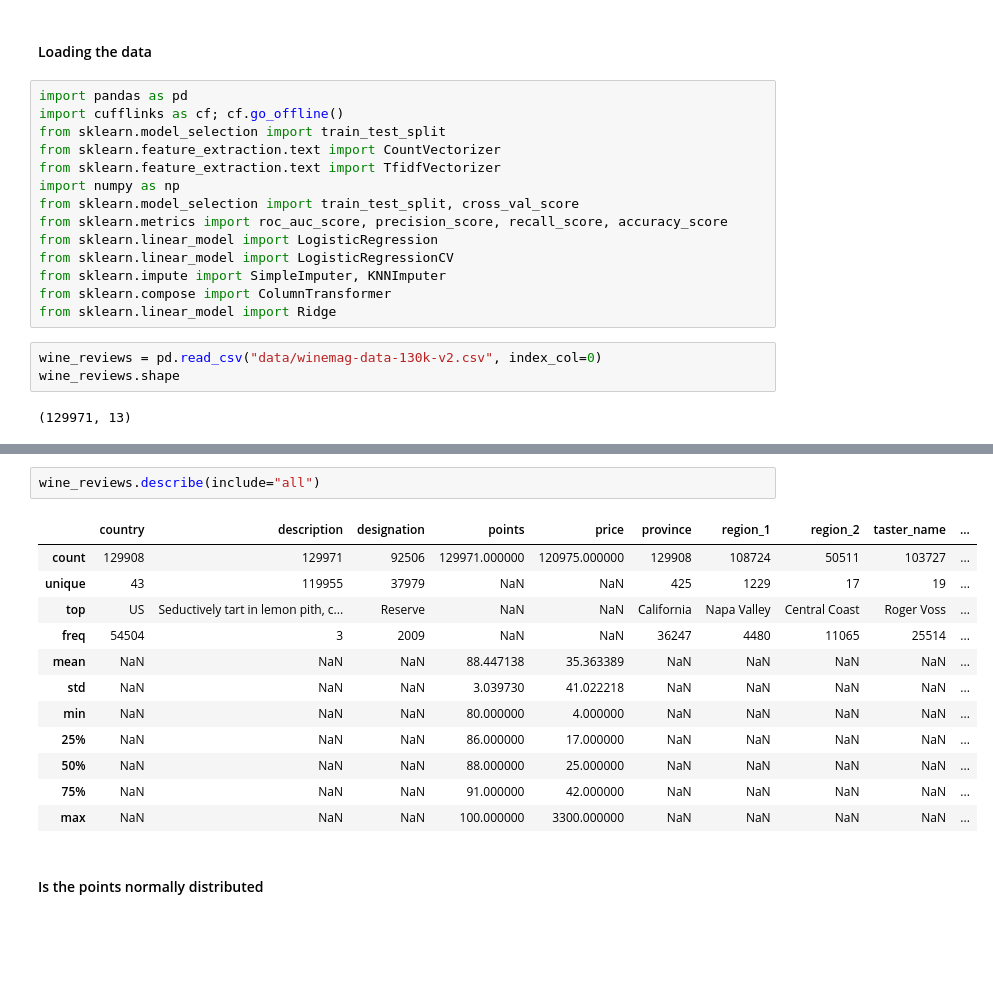
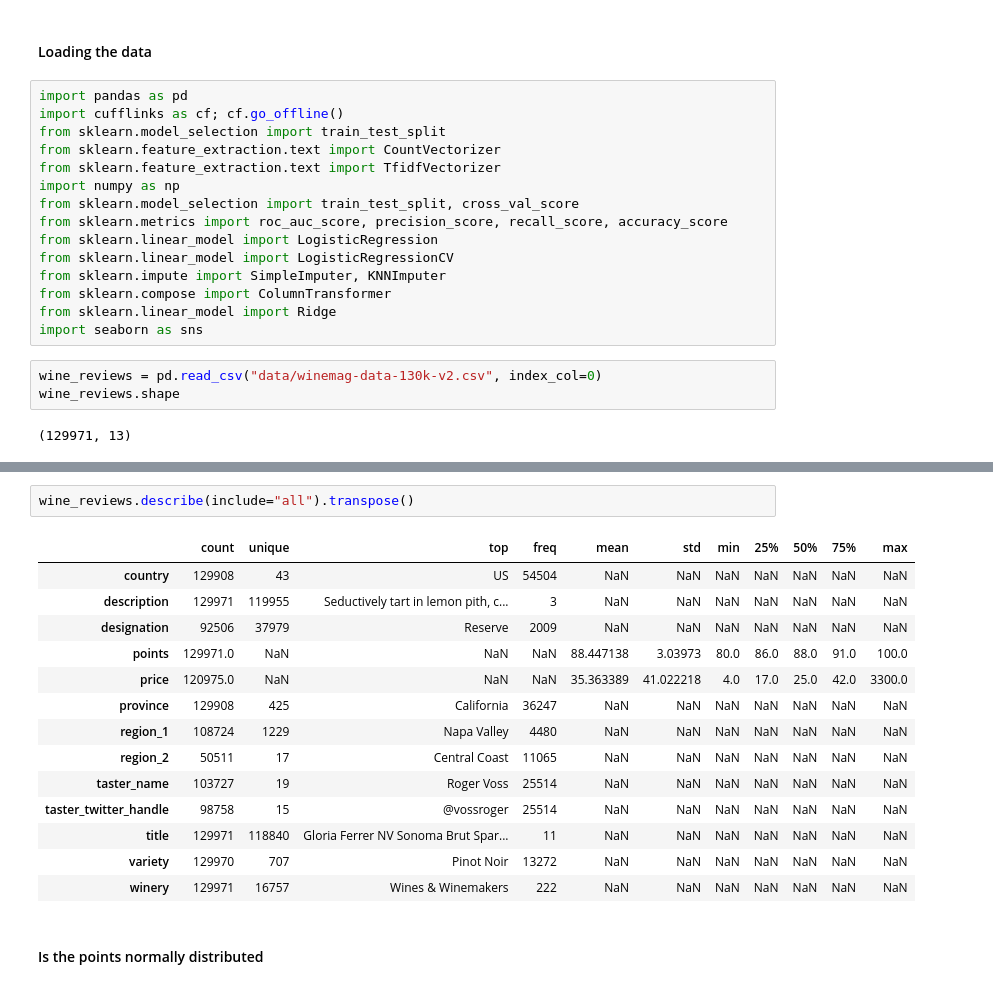
Before and after one commit to Agols/tsdc_course, a Jupyter notebook: Wine Dataset - EDA.ipynb, the cells around one changed output, grey strips where cells are left out. Drawn from its saved outputs; the diff is of its cells as text; blank space fills up the shorter version.

```diff
--- a/Wine Dataset - EDA.ipynb
+++ b/Wine Dataset - EDA.ipynb
@@ -49,6 +49,7 @@ from sklearn.linear_model import LogisticRegressionCV
 from sklearn.impute import SimpleImputer, KNNImputer
 from sklearn.compose import ColumnTransformer
 from sklearn.linear_model import Ridge
+import seaborn as sns
 # %%
 wine_reviews = pd.read_csv("data/winemag-data-130k-v2.csv", index_col=0)
 wine_reviews.shape
@@ -64,20 +65,22 @@ wine_reviews.head()
 | 3 | US | Pineapple rind, lemon pith and or... | Reserve Late Harvest | 87 | 13.0 | Michigan | Lake Michigan Shore | NaN | Alexander Peartree | ... |
 | 4 | US | Much like the regular bottling fr... | Vintner's Reserve Wild Child Block | 87 | 65.0 | Oregon | Willamette Valley | Willamette Valley | Paul Gregutt | ... |
 # %%
-wine_reviews.describe(include="all")
+wine_reviews.describe(include="all").transpose()
 # %% [output]
-|  | country | description | designation | points | price | province | region_1 | region_2 | taster_name | ... |
-| count | 129908 | 129971 | 92506 | 129971.000000 | 120975.000000 | 129908 | 108724 | 50511 | 103727 | ... |
-| unique | 43 | 119955 | 37979 | NaN | NaN | 425 | 1229 | 17 | 19 | ... |
-| top | US | Seductively tart in lemon pith, c... | Reserve | NaN | NaN | California | Napa Valley | Central Coast | Roger Voss | ... |
-| freq | 54504 | 3 | 2009 | NaN | NaN | 36247 | 4480 | 11065 | 25514 | ... |
-| mean | NaN | NaN | NaN | 88.447138 | 35.363389 | NaN | NaN | NaN | NaN | ... |
-| std | NaN | NaN | NaN | 3.039730 | 41.022218 | NaN | NaN | NaN | NaN | ... |
-| min | NaN | NaN | NaN | 80.000000 | 4.000000 | NaN | NaN | NaN | NaN | ... |
-| 25% | NaN | NaN | NaN | 86.000000 | 17.000000 | NaN | NaN | NaN | NaN | ... |
-| 50% | NaN | NaN | NaN | 88.000000 | 25.000000 | NaN | NaN | NaN | NaN | ... |
-| 75% | NaN | NaN | NaN | 91.000000 | 42.000000 | NaN | NaN | NaN | NaN | ... |
-| max | NaN | NaN | NaN | 100.000000 | 3300.000000 | NaN | NaN | NaN | NaN | ... |
+|  | count | unique | top | freq | mean | std | min | 25% | 50% | 75% | max |
+| country | 129908 | 43 | US | 54504 | NaN | NaN | NaN | NaN | NaN | NaN | NaN |
+| description | 129971 | 119955 | Seductively tart in lemon pith, c... | 3 | NaN | NaN | NaN | NaN | NaN | NaN | NaN |
+| designation | 92506 | 37979 | Reserve | 2009 | NaN | NaN | NaN | NaN | NaN | NaN | NaN |
+| points | 129971.0 | NaN | NaN | NaN | 88.447138 | 3.03973 | 80.0 | 86.0 | 88.0 | 91.0 | 100.0 |
+| price | 120975.0 | NaN | NaN | NaN | 35.363389 | 41.022218 | 4.0 | 17.0 | 25.0 | 42.0 | 3300.0 |
+| province | 129908 | 425 | California | 36247 | NaN | NaN | NaN | NaN | NaN | NaN | NaN |
+| region_1 | 108724 | 1229 | Napa Valley | 4480 | NaN | NaN | NaN | NaN | NaN | NaN | NaN |
+| region_2 | 50511 | 17 | Central Coast | 11065 | NaN | NaN | NaN | NaN | NaN | NaN | NaN |
+| taster_name | 103727 | 19 | Roger Voss | 25514 | NaN | NaN | NaN | NaN | NaN | NaN | NaN |
+| taster_twitter_handle | 98758 | 15 | @vossroger | 25514 | NaN | NaN | NaN | NaN | NaN | NaN | NaN |
+| title | 129971 | 118840 | Gloria Ferrer NV Sonoma Brut Spar... | 11 | NaN | NaN | NaN | NaN | NaN | NaN | NaN |
+| variety | 129970 | 707 | Pinot Noir | 13272 | NaN | NaN | NaN | NaN | NaN | NaN | NaN |
+| winery | 129971 | 16757 | Wines & Winemakers | 222 | NaN | NaN | NaN | NaN | NaN | NaN | NaN |
 # %% [markdown]
 #### Is the points normally distributed
 # %%
```
Also changed, not shown: parts of 93 cells of this notebook, 1 other file.
